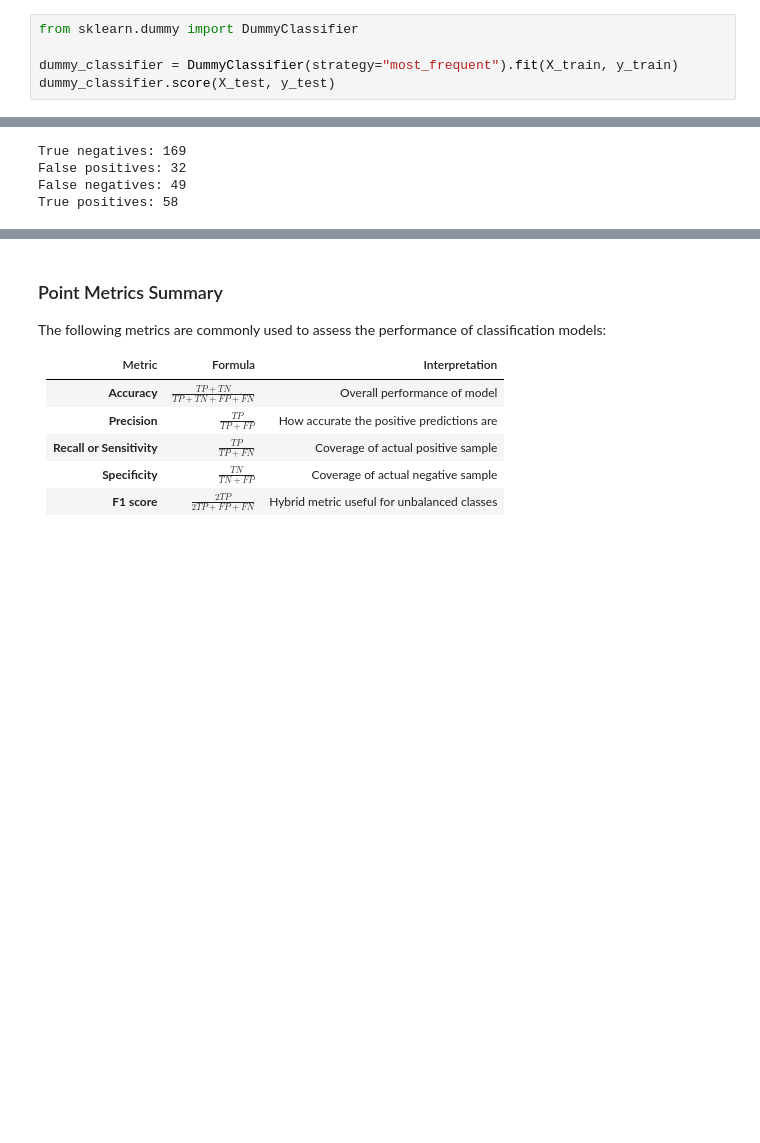
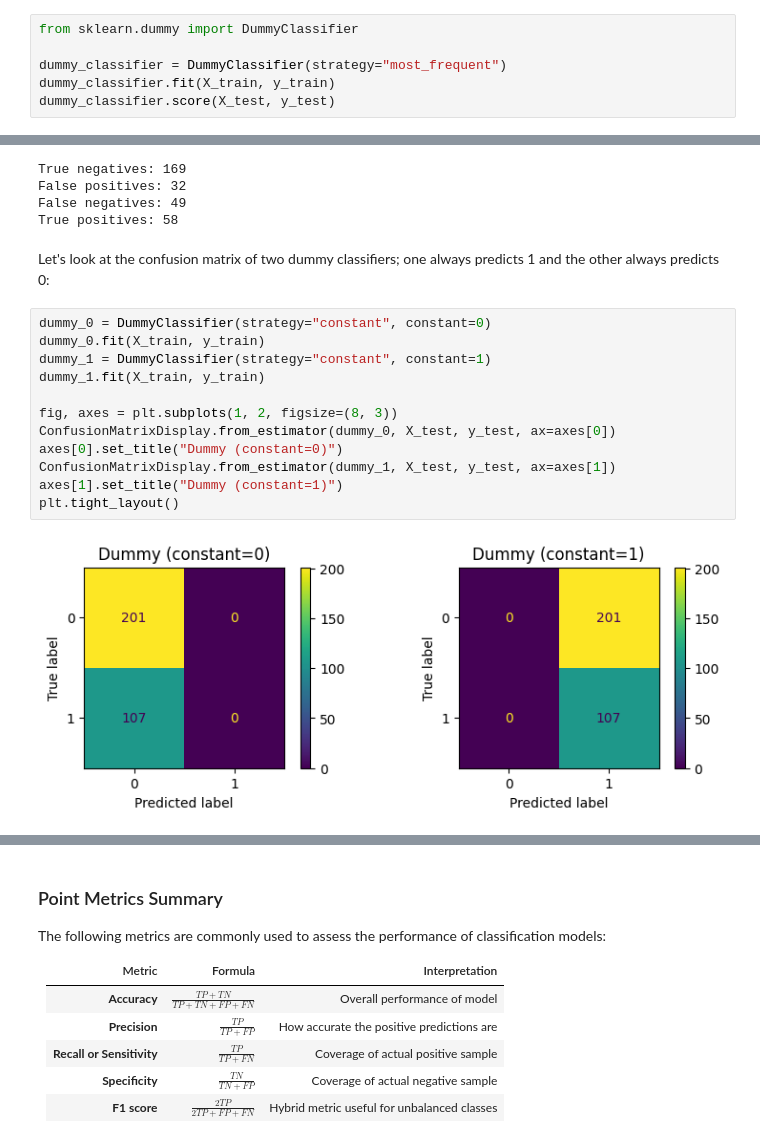
Before and after one commit to HassanAlgoz/machine-learning-python, a Jupyter notebook: content/modules/M4/lessons/01_classification_metrics.ipynb, the cells around one changed output, grey strips where cells are left out. Cells and saved outputs as stored; diff of their text form; blank space fills up the shorter version.

```diff
--- a/content/modules/M4/lessons/01_classification_metrics.ipynb
+++ b/content/modules/M4/lessons/01_classification_metrics.ipynb
@@ -126,7 +126,8 @@ Let's compare against a `DummyClassifier` as a baseline:
 # %%
 from sklearn.dummy import DummyClassifier
 
-dummy_classifier = DummyClassifier(strategy="most_frequent").fit(X_train, y_train)
+dummy_classifier = DummyClassifier(strategy="most_frequent")
+dummy_classifier.fit(X_train, y_train)
 dummy_classifier.score(X_test, y_test)
 # %% [output]
 0.6525974025974026
@@ -183,6 +178,22 @@ True negatives: 169
 False positives: 32
 False negatives: 49
 True positives: 58
+# %% [markdown]
+Let's look at the confusion matrix of two dummy classifiers; one always predicts 1 and the other always predicts 0:
+# %%
+dummy_0 = DummyClassifier(strategy="constant", constant=0)
+dummy_0.fit(X_train, y_train)
+dummy_1 = DummyClassifier(strategy="constant", constant=1)
+dummy_1.fit(X_train, y_train)
+
+fig, axes = plt.subplots(1, 2, figsize=(8, 3))
+ConfusionMatrixDisplay.from_estimator(dummy_0, X_test, y_test, ax=axes[0])
+axes[0].set_title("Dummy (constant=0)")
+ConfusionMatrixDisplay.from_estimator(dummy_1, X_test, y_test, ax=axes[1])
+axes[1].set_title("Dummy (constant=1)")
+plt.tight_layout()
+# %% [output]
+[figure, added]
 # %%
 from sklearn.metrics import precision_score, recall_score
 
```
Also changed, not shown: parts of 11 cells of this notebook.
